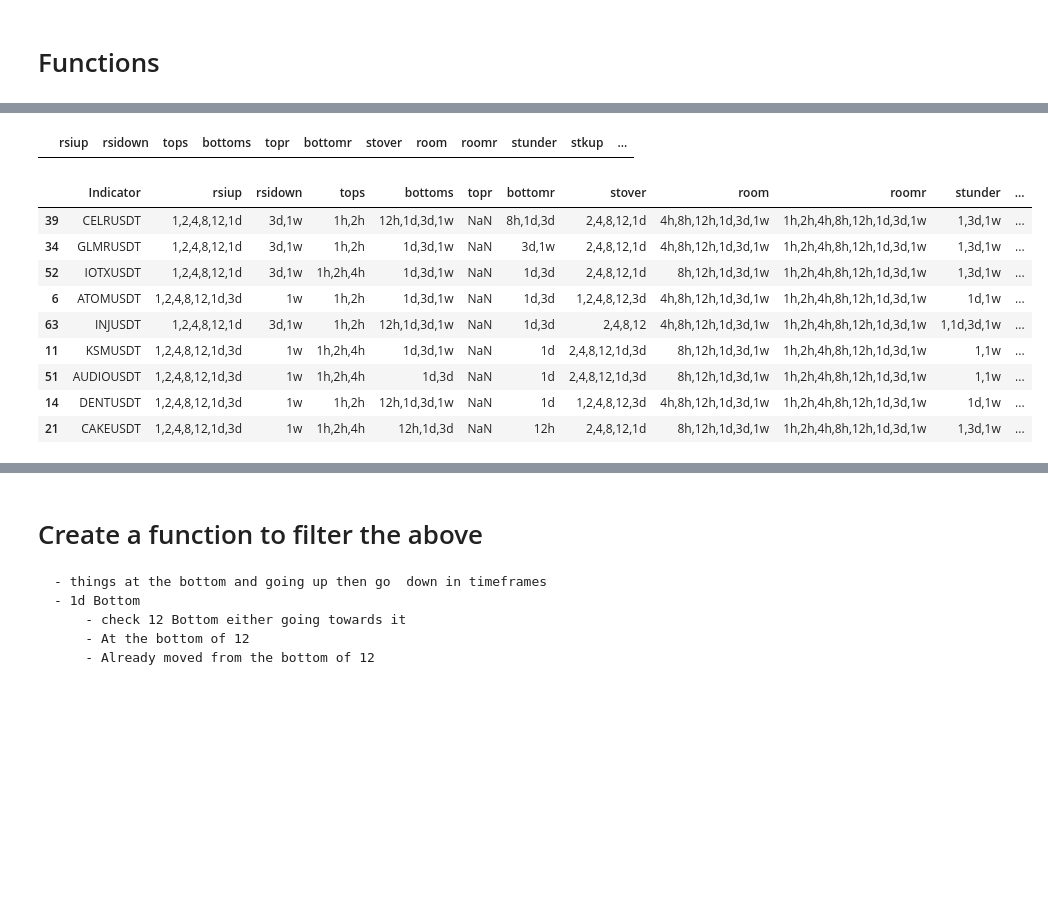
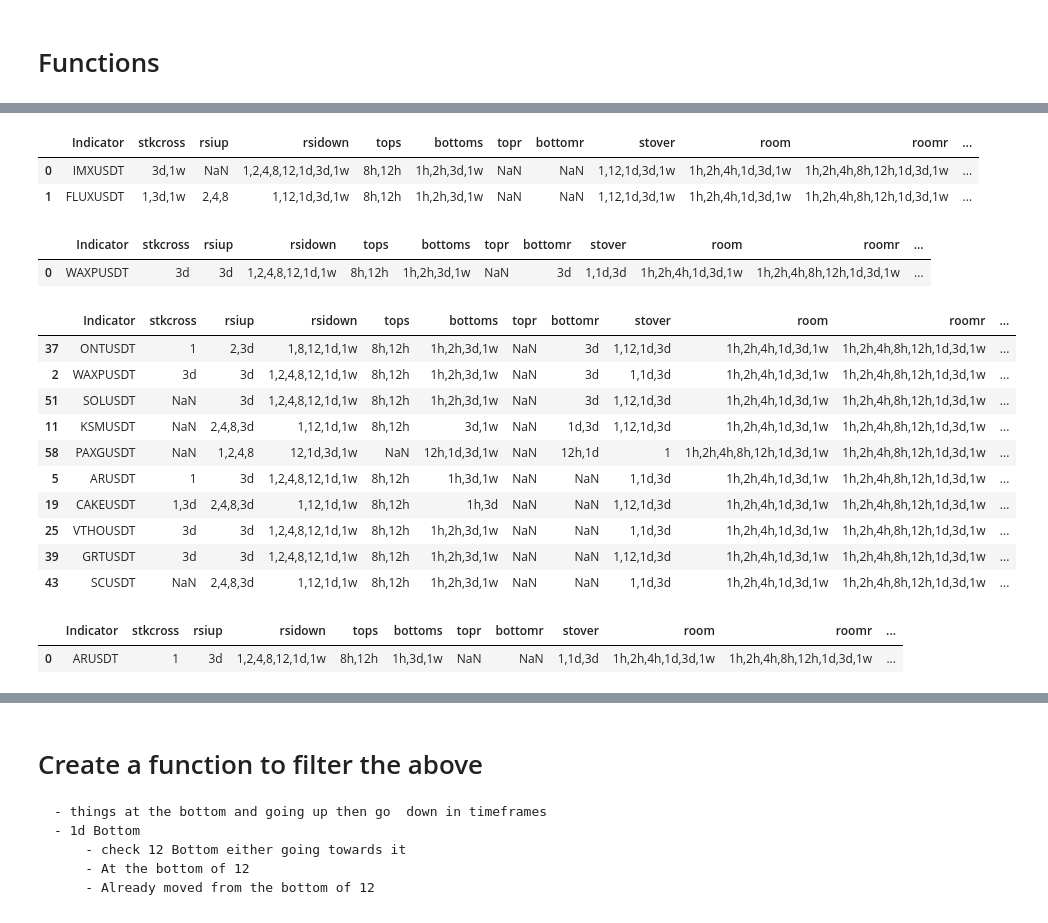
Before and after one commit to hjabbour/ML, a Jupyter notebook: MLDATA.ipynb, the cells around one changed output, grey strips where cells are left out. Cells and saved outputs as stored; diff of their text form; code cells hidden in the pictures; blank space fills up the shorter version.

```diff
--- a/MLDATA.ipynb
+++ b/MLDATA.ipynb
@@ -359,8 +359,14 @@ MACDCROSS1w =  (final['MACD1w'] > final['MACDSIGNAL1w'])
 MACDU3d = (final['MACD3d'] > final['MACDM3d'])
 MACDD3d = (final['MACD3d'] < final['MACDM3d'])
 
-MACDGAPU3d = (((abs(final['MACD3d']) - abs(final['MACDSIGNAL3d'])) > (abs(final['MACDM3d']) - abs(final['MACDSIGNALM3d']))) & (abs(final['MACD3d']) < abs(final['MACDSIGNAL3d'])))
-MACDGAPD3d = (((abs(final['MACD3d']) - abs(final['MACDSIGNAL3d'])) < (abs(final['MACDM3d']) - abs(final['MACDSIGNALM3d']))) & (abs(final['MACD3d']) < abs(final['MACDSIGNAL3d'])))
+
+MACDGAPU3d = ((final['MACD3d'] - final['MACDSIGNAL3d']) < (final['MACDM3d'] - final['MACDSIGNALM3d']) )
+MACDGAPD3d = ((final['MACD3d'] - final['MACDSIGNAL3d']) > (final['MACDM3d'] - final['MACDSIGNALM3d']) )
+#MACDGAPU3d = (abs(final['MACD3d']) - abs(final['MACDSIGNAL3d']) >= abs(final['MACDM3d']) - abs(final['MACDSIGNALM3d'])) & (abs(final['MACD3d']) <= abs(final['MACDSIGNAL3d']))
+#MACDGAPD3d = (abs(final['MACD3d']) - abs(final['MACDSIGNAL3d']) <= abs(final['MACDM3d']) - abs(final['MACDSIGNALM3d'])) & (abs(final['MACD3d']) <= abs(final['MACDSIGNAL3d']))
+
+#MACDGAPU3d = final['MACD3d'] - final['MACDSIGNAL3d'] > final['MACDM3d'] - abs(final['MACDSIGNALM3d'] & final['MACD3d'] < abs(final['MACDSIGNAL3d']))
+#MACDGAPD3d = final['MACD3d'] - final['MACDSIGNAL3d'] < final['MACDM3d']  - abs(final['MACDSIGNALM3d'] & final['MACD3d']) < abs(final['MACDSIGNAL3d']))
 
 #MACDGAPU3d = (((abs(final['MACD3d']) - abs(final['MACDSIGNAL3d'])) > (abs(final['MACDM3d']) - abs(final['MACDSIGNALM3d']))) & (abs(final['MACD3d']) < abs(final['MACDSIGNAL3d'])))
 #MACDGAPD3d = ((abs(final['MACD3d'] - final['MACDSIGNAL3d']) < abs(final['MACDM3d'] - final['MACDSIGNALM3d'])) & (final['MACD3d'] < final['MACDSIGNAL3d']))
@@ -1187,35 +1222,67 @@ test
 # %%
 # Indicators for the week shift
 
-newframe=callfun(wshift,'rsiup','rsidown','tops','bottoms','topr','bottomr','stover','room','roomr','stunder','stkup','stkdown','uptrend','dshift','downtrend','shift')
+newframe=callfun(wshift,'stkcross','rsiup','rsidown','tops','bottoms','topr','bottomr','stover','room','roomr','stunder','stkup','stkdown','uptrend','dshift','downtrend','shift')
 
 #newframe=newframe.sort_values(by=['downtrend','dshift','bottoms'],ascending=[True,True,True])
 newframe=newframe.sort_values(by=['bottoms','stkup','bottomr'],ascending=[False,True,False])
 
 newframe
 # %% [output]
-|  | rsiup | rsidown | tops | bottoms | topr | bottomr | stover | room | roomr | stunder | stkup | ... |
+|  | Indicator | stkcross | rsiup | rsidown | tops | bottoms | topr | bottomr | stover | room | roomr | ... |
+| 0 | IMXUSDT | 3d,1w | NaN | 1,2,4,8,12,1d,3d,1w | 8h,12h | 1h,2h,3d,1w | NaN | NaN | 1,12,1d,3d,1w | 1h,2h,4h,1d,3d,1w | 1h,2h,4h,8h,12h,1d,3d,1w | ... |
+| 1 | FLUXUSDT | 1,3d,1w | 2,4,8 | 1,12,1d,3d,1w | 8h,12h | 1h,2h,3d,1w | NaN | NaN | 1,12,1d,3d,1w | 1h,2h,4h,1d,3d,1w | 1h,2h,4h,8h,12h,1d,3d,1w | ... |
+# %%
+# Indicators for the 3d Cross
+newframe=callfun(stk3d,'stkcross','rsiup','rsidown','tops','bottoms','topr','bottomr','stover','room','roomr','stunder','stkup','stkdown','uptrend','dshift','downtrend','shift')
+newframe=newframe.sort_values(by=['bottomr','bottoms','rsidown'],ascending=[False,False,False])
+test = newframe.loc[(newframe['shift'].notnull()) & (newframe['uptrend'].notnull()) &  (newframe['bottomr'].notnull()) ]
+#test = newframe.loc[(newframe['uptrend'].notnull()) &  (newframe['bottoms'].notnull()) ]
+#test = newframe.loc[(newframe['stkup'].notnull()) &  (newframe['bottoms'].notnull()) & (newframe['tops'].isnull()) ]
+test = newframe.loc[ (newframe['stkup'].notnull()) & (newframe['bottomr'] >= '2h') & ((newframe['stover']>= '2h') | (newframe['stkcross']>='1d'))]
+
+
+test
+# %% [output]
+|  | Indicator | stkcross | rsiup | rsidown | tops | bottoms | topr | bottomr | stover | room | roomr | ... |
+| 0 | WAXPUSDT | 3d | 3d | 1,2,4,8,12,1d,1w | 8h,12h | 1h,2h,3d,1w | NaN | 3d | 1,1d,3d | 1h,2h,4h,1d,3d,1w | 1h,2h,4h,8h,12h,1d,3d,1w | ... |
 # %%
-## MACD gap and rsi up
-newframe=callfun(macd1dd,'rsiup','rsidown','tops','bottoms','topr','bottomr','stover','room','roomr','stunder','stkup','stkdown','uptrend','dshift','downtrend','shift')
+## MACD 3d gap and rsi up
+newframe=callfun(macd3dd,'stkcross','rsiup','rsidown','tops','bottoms','topr','bottomr','stover','room','roomr','stunder','stkup','stkdown','uptrend','dshift','downtrend','shift')
 newframe=newframe.sort_values(by=['bottomr','bottoms','rsidown'],ascending=[False,False,False])
 test = newframe.loc[(newframe['shift'].notnull()) & (newframe['uptrend'].notnull()) &  (newframe['bottomr'].notnull()) ]
-#test = newframe.loc[(newframe['uptrend'].notnull()) &  (newframe['bottoms'].notnull()) ]
+test = newframe.loc[(newframe['uptrend'].notnull()) &  (newframe['bottoms'].notnull()) ]
 #test = newframe.loc[(newframe['stkup'].notnull()) &  (newframe['bottoms'].notnull()) & (newframe['tops'].isnull()) ]
+#test = newframe.loc[ (newframe['stkup'].notnull()) & (newframe['bottomr'] >= '2h') & ((newframe['stover']>= '2h') | (newframe['stkcross']>='3d'))]
 
 
 test
 # %% [output]
-|  | Indicator | rsiup | rsidown | tops | bottoms | topr | bottomr | stover | room | roomr | stunder | ... |
-| 39 | CELRUSDT | 1,2,4,8,12,1d | 3d,1w | 1h,2h | 12h,1d,3d,1w | NaN | 8h,1d,3d | 2,4,8,12,1d | 4h,8h,12h,1d,3d,1w | 1h,2h,4h,8h,12h,1d,3d,1w | 1,3d,1w | ... |
-| 34 | GLMRUSDT | 1,2,4,8,12,1d | 3d,1w | 1h,2h | 1d,3d,1w | NaN | 3d,1w | 2,4,8,12,1d | 4h,8h,12h,1d,3d,1w | 1h,2h,4h,8h,12h,1d,3d,1w | 1,3d,1w | ... |
-| 52 | IOTXUSDT | 1,2,4,8,12,1d | 3d,1w | 1h,2h,4h | 1d,3d,1w | NaN | 1d,3d | 2,4,8,12,1d | 8h,12h,1d,3d,1w | 1h,2h,4h,8h,12h,1d,3d,1w | 1,3d,1w | ... |
-| 6 | ATOMUSDT | 1,2,4,8,12,1d,3d | 1w | 1h,2h | 1d,3d,1w | NaN | 1d,3d | 1,2,4,8,12,3d | 4h,8h,12h,1d,3d,1w | 1h,2h,4h,8h,12h,1d,3d,1w | 1d,1w | ... |
-| 63 | INJUSDT | 1,2,4,8,12,1d | 3d,1w | 1h,2h | 12h,1d,3d,1w | NaN | 1d,3d | 2,4,8,12 | 4h,8h,12h,1d,3d,1w | 1h,2h,4h,8h,12h,1d,3d,1w | 1,1d,3d,1w | ... |
-| 11 | KSMUSDT | 1,2,4,8,12,1d,3d | 1w | 1h,2h,4h | 1d,3d,1w | NaN | 1d | 2,4,8,12,1d,3d | 8h,12h,1d,3d,1w | 1h,2h,4h,8h,12h,1d,3d,1w | 1,1w | ... |
-| 51 | AUDIOUSDT | 1,2,4,8,12,1d,3d | 1w | 1h,2h,4h | 1d,3d | NaN | 1d | 2,4,8,12,1d,3d | 8h,12h,1d,3d,1w | 1h,2h,4h,8h,12h,1d,3d,1w | 1,1w | ... |
-| 14 | DENTUSDT | 1,2,4,8,12,1d,3d | 1w | 1h,2h | 12h,1d,3d,1w | NaN | 1d | 1,2,4,8,12,3d | 4h,8h,12h,1d,3d,1w | 1h,2h,4h,8h,12h,1d,3d,1w | 1d,1w | ... |
-| 21 | CAKEUSDT | 1,2,4,8,12,1d,3d | 1w | 1h,2h,4h | 12h,1d,3d | NaN | 12h | 2,4,8,12,1d | 8h,12h,1d,3d,1w | 1h,2h,4h,8h,12h,1d,3d,1w | 1,3d,1w | ... |
+|  | Indicator | stkcross | rsiup | rsidown | tops | bottoms | topr | bottomr | stover | room | roomr | ... |
+| 37 | ONTUSDT | 1 | 2,3d | 1,8,12,1d,1w | 8h,12h | 1h,2h,3d,1w | NaN | 3d | 1,12,1d,3d | 1h,2h,4h,1d,3d,1w | 1h,2h,4h,8h,12h,1d,3d,1w | ... |
+| 2 | WAXPUSDT | 3d | 3d | 1,2,4,8,12,1d,1w | 8h,12h | 1h,2h,3d,1w | NaN | 3d | 1,1d,3d | 1h,2h,4h,1d,3d,1w | 1h,2h,4h,8h,12h,1d,3d,1w | ... |
+| 51 | SOLUSDT | NaN | 3d | 1,2,4,8,12,1d,1w | 8h,12h | 1h,2h,3d,1w | NaN | 3d | 1,12,1d,3d | 1h,2h,4h,1d,3d,1w | 1h,2h,4h,8h,12h,1d,3d,1w | ... |
+| 11 | KSMUSDT | NaN | 2,4,8,3d | 1,12,1d,1w | 8h,12h | 3d,1w | NaN | 1d,3d | 1,12,1d,3d | 1h,2h,4h,1d,3d,1w | 1h,2h,4h,8h,12h,1d,3d,1w | ... |
+| 58 | PAXGUSDT | NaN | 1,2,4,8 | 12,1d,3d,1w | NaN | 12h,1d,3d,1w | NaN | 12h,1d | 1 | 1h,2h,4h,8h,12h,1d,3d,1w | 1h,2h,4h,8h,12h,1d,3d,1w | ... |
+| 5 | ARUSDT | 1 | 3d | 1,2,4,8,12,1d,1w | 8h,12h | 1h,3d,1w | NaN | NaN | 1,1d,3d | 1h,2h,4h,1d,3d,1w | 1h,2h,4h,8h,12h,1d,3d,1w | ... |
+| 19 | CAKEUSDT | 1,3d | 2,4,8,3d | 1,12,1d,1w | 8h,12h | 1h,3d | NaN | NaN | 1,12,1d,3d | 1h,2h,4h,1d,3d,1w | 1h,2h,4h,8h,12h,1d,3d,1w | ... |
+| 25 | VTHOUSDT | 3d | 3d | 1,2,4,8,12,1d,1w | 8h,12h | 1h,2h,3d,1w | NaN | NaN | 1,1d,3d | 1h,2h,4h,1d,3d,1w | 1h,2h,4h,8h,12h,1d,3d,1w | ... |
+| 39 | GRTUSDT | 3d | 3d | 1,2,4,8,12,1d,1w | 8h,12h | 1h,2h,3d,1w | NaN | NaN | 1,12,1d,3d | 1h,2h,4h,1d,3d,1w | 1h,2h,4h,8h,12h,1d,3d,1w | ... |
+| 43 | SCUSDT | NaN | 2,4,8,3d | 1,12,1d,1w | 8h,12h | 1h,2h,3d,1w | NaN | NaN | 1,1d,3d | 1h,2h,4h,1d,3d,1w | 1h,2h,4h,8h,12h,1d,3d,1w | ... |
+# %%
+## MACD gap 1 Week and rsi up
+newframe=callfun(macd1wd,'stkcross','rsiup','rsidown','tops','bottoms','topr','bottomr','stover','room','roomr','stunder','stkup','stkdown','uptrend','dshift','downtrend','shift')
+newframe=newframe.sort_values(by=['bottomr','bottoms','rsidown'],ascending=[False,False,False])
+test = newframe.loc[(newframe['shift'].notnull()) & (newframe['uptrend'].notnull()) &  (newframe['bottomr'].notnull()) ]
+test = newframe.loc[(newframe['uptrend'].notnull()) &  (newframe['bottoms'].notnull()) ]
+#test = newframe.loc[(newframe['stkup'].notnull()) &  (newframe['bottoms'].notnull()) & (newframe['tops'].isnull()) ]
+#test = newframe.loc[ (newframe['stkup'].notnull()) & (newframe['bottomr'] >= '2h') & ((newframe['stover']>= '2h') | (newframe['stkcross']>='3d'))]
+
+
+test
+# %% [output]
+|  | Indicator | stkcross | rsiup | rsidown | tops | bottoms | topr | bottomr | stover | room | roomr | ... |
+| 0 | ARUSDT | 1 | 3d | 1,2,4,8,12,1d,1w | 8h,12h | 1h,3d,1w | NaN | NaN | 1,1d,3d | 1h,2h,4h,1d,3d,1w | 1h,2h,4h,8h,12h,1d,3d,1w | ... |
 # %%
 test = newframe.loc[(newframe['Indicator'] == 'BTCUSDT')]
 test
```
Also changed, not shown: parts of 8 cells of this notebook, 6 other files.
